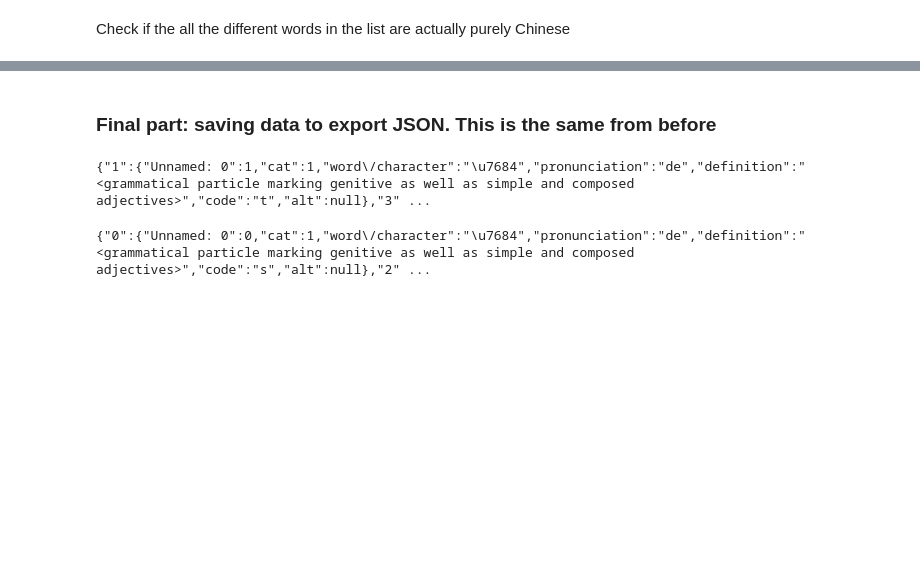
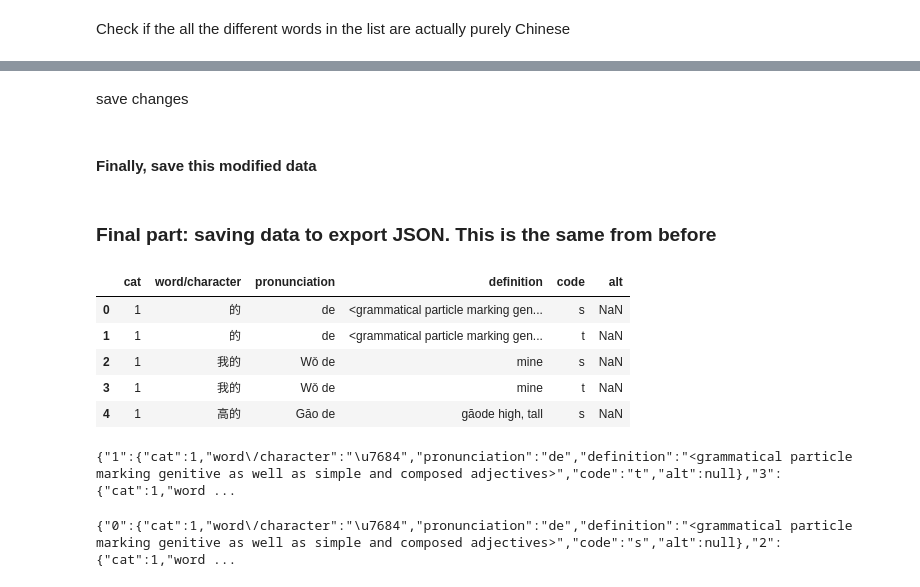
Before and after one commit to maxjing97/mandarin_chinese_characters_test, a Jupyter notebook: backend/data_prep/2-additional-edits.ipynb, the cells around one changed output, grey strips where cells are left out. Saved outputs shown, nothing was run; the diff lists cells and outputs as text; code cells hidden in the pictures; blank space fills up the shorter version.

Commit message:
updated exported data.

```diff
--- a/backend/data_prep/2-additional-edits.ipynb
+++ b/backend/data_prep/2-additional-edits.ipynb
@@ -271,0 +283,2 @@ test_data.head(n=10)
+# %% [markdown]
+save changes
@@ -271,0 +287,2 @@ test_data.head(n=10)
+# %% [markdown]
+#### Finally, save this modified data
@@ -272,6 +291,19 @@ test_data.head(n=10)
 # %% [markdown]
 ### Final part: saving data to export JSON. This is the same from before
+# %%
+test_data = pd.read_csv(path, index_col=0)
+test_data = test_data.loc[:, ~test_data.columns.str.startswith('Unnamed:')] #no unamed columns
+
+test_data.head()
+# %% [output]
+|  | cat | word/character | pronunciation | definition | code | alt |
+| 0 | 1 | 的 | de | <grammatical particle marking gen... | s | NaN |
+| 1 | 1 | 的 | de | <grammatical particle marking gen... | t | NaN |
+| 2 | 1 | 我的 | Wǒ de | mine | s | NaN |
+| 3 | 1 | 我的 | Wǒ de | mine | t | NaN |
+| 4 | 1 | 高的 | Gāo de | gāode high, tall | s | NaN |
 # %%
+#exporting traditional characters data
 our_data = test_data[test_data["code"] == "t"]
 
 json_index = our_data.to_json(orient='index')
@@ -279,8 +311,10 @@ json_index = our_data.to_json(orient='index')
 # Print the JSON string
 print(json_index)
 # %% [output]
-{"1":{"Unnamed: 0":1,"cat":1,"word\/character":"\u7684","pronunciation":"de","definition":"<grammatical particle marking genitive as well as simple and composed adjectives>","code":"t","alt":null},"3" ...
+{"1":{"cat":1,"word\/character":"\u7684","pronunciation":"de","definition":"<grammatical particle marking genitive as well as simple and composed adjectives>","code":"t","alt":null},"3":{"cat":1,"word ...
 # %%
+#exporting simplified characters data
+
 our_data = test_data[test_data["code"] == "s"]
 
 json_index = our_data.to_json(orient='index')
@@ -288,4 +322,4 @@ json_index = our_data.to_json(orient='index')
 # Print the JSON string
 print(json_index)
 # %% [output]
-{"0":{"Unnamed: 0":0,"cat":1,"word\/character":"\u7684","pronunciation":"de","definition":"<grammatical particle marking genitive as well as simple and composed adjectives>","code":"s","alt":null},"2" ...
+{"0":{"cat":1,"word\/character":"\u7684","pronunciation":"de","definition":"<grammatical particle marking genitive as well as simple and composed adjectives>","code":"s","alt":null},"2":{"cat":1,"word ...
```
Also changed, not shown: parts of 33 cells of this notebook, 3 other files.
